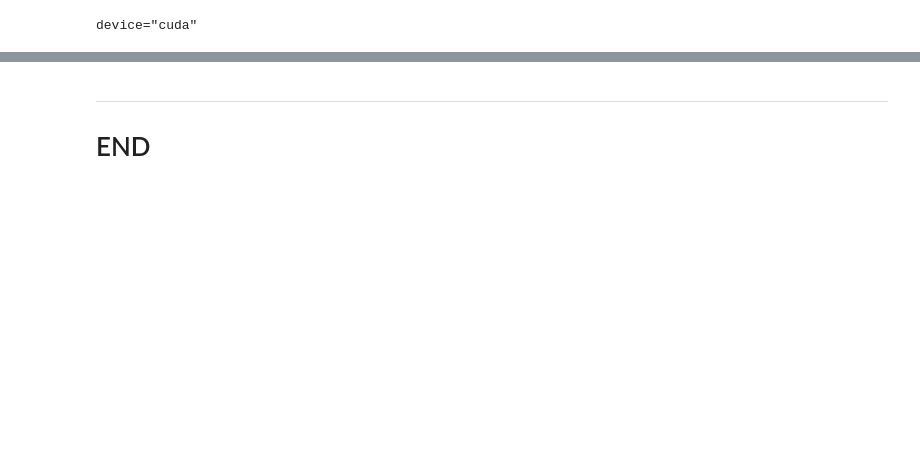
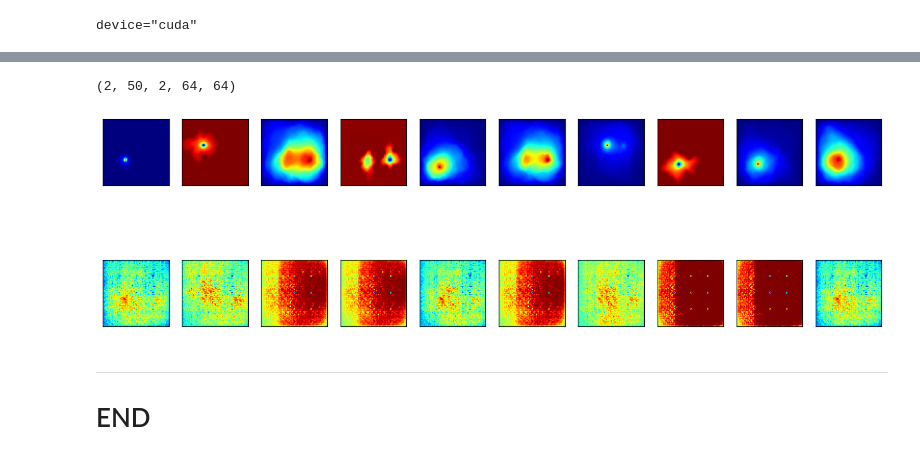
Before and after one commit to misaelmmorales/H2-Proxy, a Jupyter notebook: heterogeneity/main.ipynb, the cells around one changed output, grey strips where cells are left out. Drawn from its saved outputs; the diff is of its cells as text; code cells hidden in the pictures; blank space fills up the shorter version.

```diff
--- a/heterogeneity/main.ipynb
+++ b/heterogeneity/main.ipynb
@@ -16,11 +16,11 @@ device = torch.device('cuda' if torch.cuda.is_available() else 'cpu')
 print('device="{}"'.format(device))
 
 lr         = 2e-4
-batch_size = 32
-num_epochs = 20
+batch_size = 50
+num_epochs = 200
 
-input_channels_X  = 4
-output_channels_X = 4
+input_channels_X  = 5
+output_channels_X = 5
 
 input_channels_Y  = 2
 output_channels_Y = 2
@@ -38,0 +39,6 @@ dataloader    = DataLoader(train_dataset, batch_size=batch_size, shuffle=True)
+# %%
+X_data, y_data = np.load('X_temp.npy')[:50*10], np.load('y_temp.npy')[:50*10]
+print(X_data.shape, y_data.shape)
+
+train_dataset  = TensorDataset(torch.Tensor(X_data), torch.Tensor(y_data))
+dataloader     = DataLoader(train_dataset, batch_size=batch_size, shuffle=True)
@@ -51,5 +59,5 @@ adversarial_loss       = nn.MSELoss()
 cycle_consistency_loss = nn.L1Loss()
 losses = [cycle_consistency_loss, adversarial_loss]
 
-cycle_gan.train(dataloader, num_epochs, optimizers, losses)
+fake_imgs, loss = cycle_gan.train(dataloader, num_epochs, optimizers, losses, save=True)
 # %% [output]
@@ -57,3 +65,15 @@ RuntimeError: Given groups=1, weight of size [64, 2, 4, 4], expected input[64, 4
+# %%
+fi = fake_imgs.cpu().numpy().reshape(2,50,2,64,64)
+print(fi.shape)
+
+fig, axs = plt.subplots(2, 10, figsize=(15,5))
+for i in range(2):
+    for j in range(10):
+        axs[i,j].imshow(fi[i, j*5, 0], 'jet')
+        axs[i,j].set(xticks=[], yticks=[])
+# %% [output]
+(2, 50, 2, 64, 64)
+[figure, added]
 # %% [markdown]
 ***
 # END
```
Also changed, not shown: parts of 9 cells of this notebook, 6 other files.
